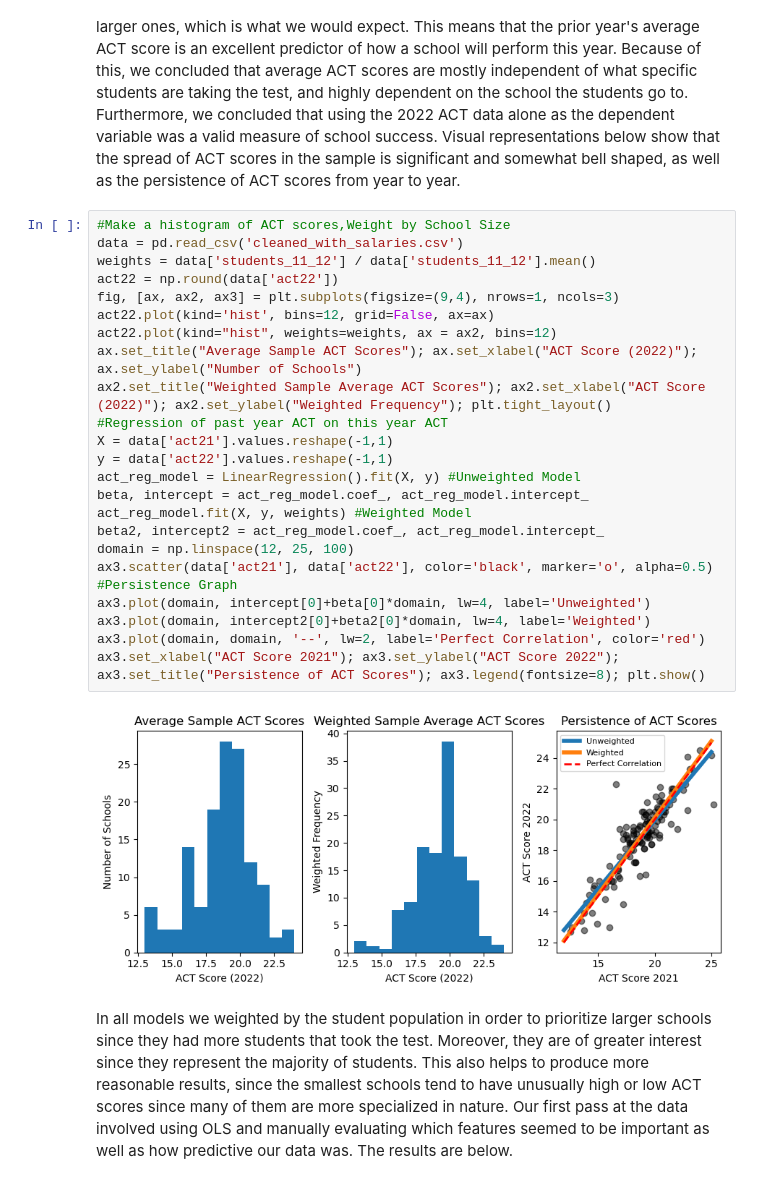
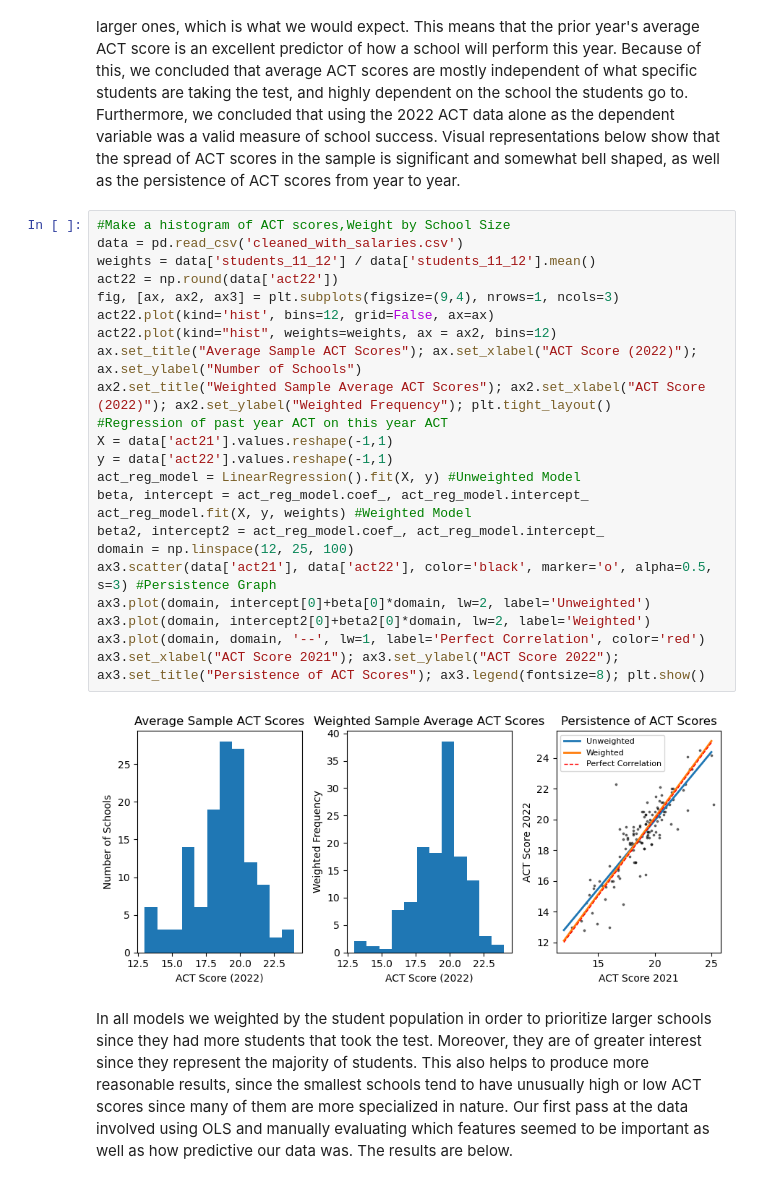
Before and after one commit to addmelo/volume3-project, a Jupyter notebook: Michael Draft.ipynb, the cells around one changed output. Saved outputs shown, nothing was run; the diff lists cells and outputs as text.

```diff
--- a/Michael Draft.ipynb
+++ b/Michael Draft.ipynb
@@ -130,28 +130,28 @@ Since ACT is a standardized test and standards for graduation rates vary across
 # %%
 #Make a histogram of ACT scores,Weight by School Size
 data = pd.read_csv('cleaned_with_salaries.csv')
 weights = data['students_11_12'] / data['students_11_12'].mean()
 act22 = np.round(data['act22'])
 fig, [ax, ax2, ax3] = plt.subplots(figsize=(9,4), nrows=1, ncols=3)
 act22.plot(kind='hist', bins=12, grid=False, ax=ax)
 act22.plot(kind="hist", weights=weights, ax = ax2, bins=12)
 ax.set_title("Average Sample ACT Scores"); ax.set_xlabel("ACT Score (2022)"); ax.set_ylabel("Number of Schools")
 ax2.set_title("Weighted Sample Average ACT Scores"); ax2.set_xlabel("ACT Score (2022)"); ax2.set_ylabel("Weighted Frequency"); plt.tight_layout()
 #Regression of past year ACT on this year ACT
 X = data['act21'].values.reshape(-1,1)
 y = data['act22'].values.reshape(-1,1)
 act_reg_model = LinearRegression().fit(X, y) #Unweighted Model
 beta, intercept = act_reg_model.coef_, act_reg_model.intercept_
 act_reg_model.fit(X, y, weights) #Weighted Model
 beta2, intercept2 = act_reg_model.coef_, act_reg_model.intercept_
 domain = np.linspace(12, 25, 100)
-ax3.scatter(data['act21'], data['act22'], color='black', marker='o', alpha=0.5) #Persistence Graph
-ax3.plot(domain, intercept[0]+beta[0]*domain, lw=4, label='Unweighted')
-ax3.plot(domain, intercept2[0]+beta2[0]*domain, lw=4, label='Weighted')
-ax3.plot(domain, domain, '--', lw=2, label='Perfect Correlation', color='red')
+ax3.scatter(data['act21'], data['act22'], color='black', marker='o', alpha=0.5, s=3) #Persistence Graph
+ax3.plot(domain, intercept[0]+beta[0]*domain, lw=2, label='Unweighted')
+ax3.plot(domain, intercept2[0]+beta2[0]*domain, lw=2, label='Weighted')
+ax3.plot(domain, domain, '--', lw=1, label='Perfect Correlation', color='red')
 ax3.set_xlabel("ACT Score 2021"); ax3.set_ylabel("ACT Score 2022"); ax3.set_title("Persistence of ACT Scores"); ax3.legend(fontsize=8); plt.show()
 # %% [output]
-[figure, old version]
+[figure, new version]
 # %% [markdown]
 In all models we weighted by the student population in order to prioritize larger schools since they had more students that took the test. Moreover, they are of greater interest since they represent the majority of students. This also helps to produce more reasonable results, since the smallest schools tend to have unusually high or low ACT scores since many of them are more specialized in nature. Our first pass at the data involved using OLS and manually evaluating which features seemed to be important as well as how predictive our data was. The results are below.
 # %%
```
Also changed, not shown: parts of 5 cells of this notebook.
